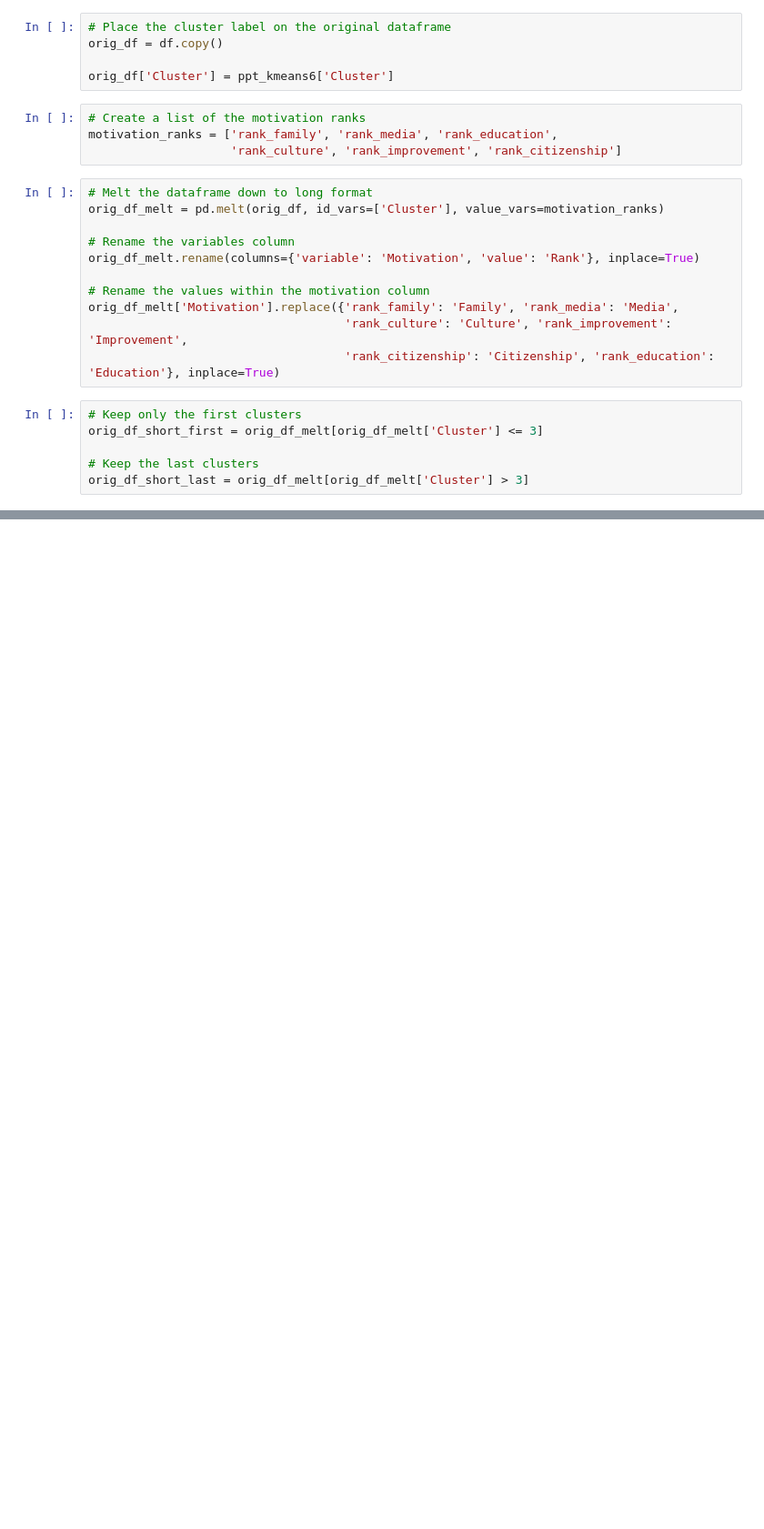
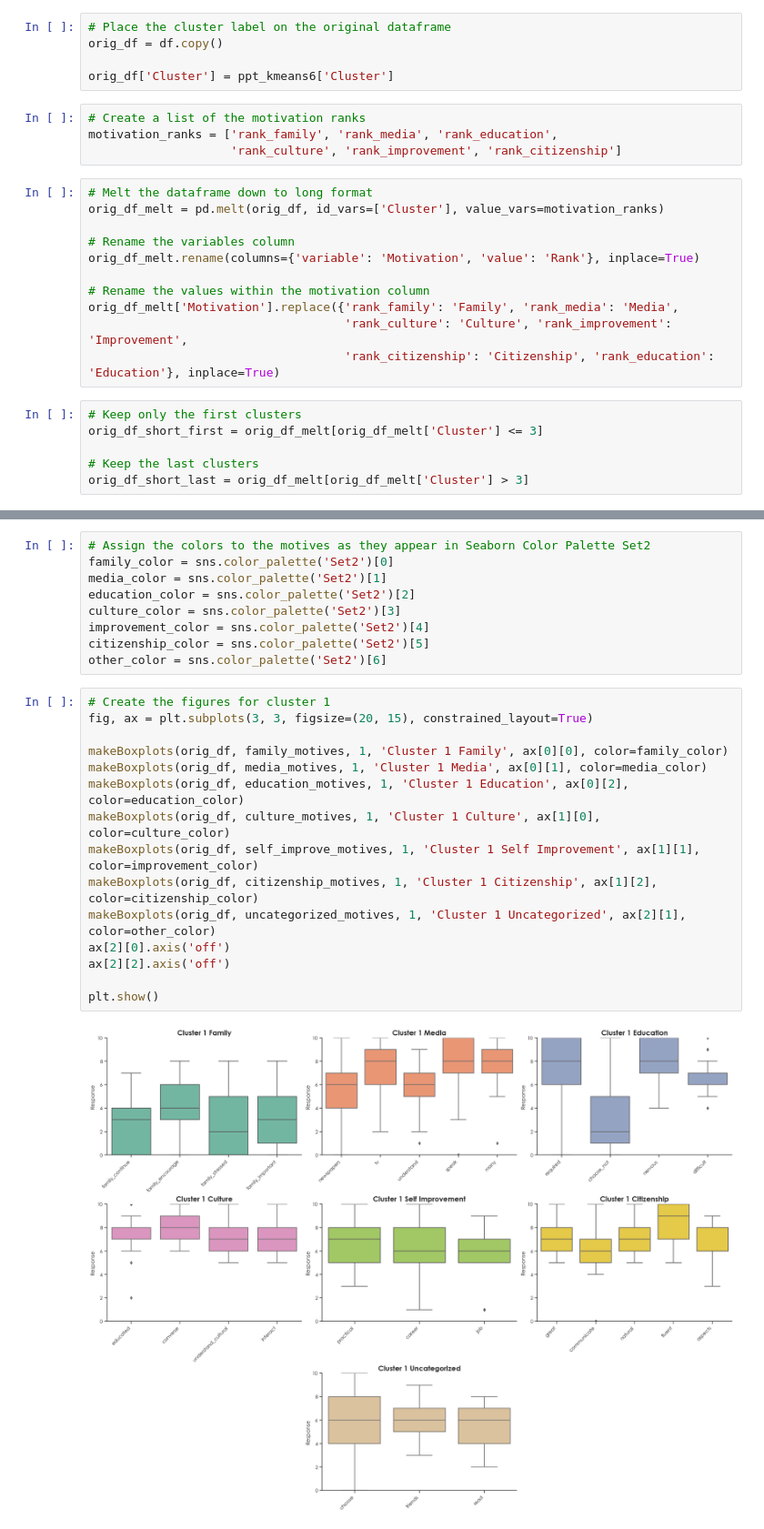
Before and after one commit to ima-quack/COGS164_Language_Motivation, a Jupyter notebook: cogs164_cluster.ipynb, the cells around one changed output, grey strips where cells are left out. Shown at 91% size. Cells and saved outputs as stored; diff of their text form; blank space fills up the shorter version.

```diff
--- a/cogs164_cluster.ipynb
+++ b/cogs164_cluster.ipynb
@@ -346,0 +287,26 @@ plt.show()
+# %%
+# Assign the colors to the motives as they appear in Seaborn Color Palette Set2
+family_color = sns.color_palette('Set2')[0]
+media_color = sns.color_palette('Set2')[1]
+education_color = sns.color_palette('Set2')[2]
+culture_color = sns.color_palette('Set2')[3]
+improvement_color = sns.color_palette('Set2')[4]
+citizenship_color = sns.color_palette('Set2')[5]
+other_color = sns.color_palette('Set2')[6]
+# %%
+# Create the figures for cluster 1
+fig, ax = plt.subplots(3, 3, figsize=(20, 15), constrained_layout=True)
+
+makeBoxplots(orig_df, family_motives, 1, 'Cluster 1 Family', ax[0][0], color=family_color)
+makeBoxplots(orig_df, media_motives, 1, 'Cluster 1 Media', ax[0][1], color=media_color)
+makeBoxplots(orig_df, education_motives, 1, 'Cluster 1 Education', ax[0][2], color=education_color)
+makeBoxplots(orig_df, culture_motives, 1, 'Cluster 1 Culture', ax[1][0], color=culture_color)
+makeBoxplots(orig_df, self_improve_motives, 1, 'Cluster 1 Self Improvement', ax[1][1], color=improvement_color)
+makeBoxplots(orig_df, citizenship_motives, 1, 'Cluster 1 Citizenship', ax[1][2], color=citizenship_color)
+makeBoxplots(orig_df, uncategorized_motives, 1, 'Cluster 1 Uncategorized', ax[2][1], color=other_color)
+ax[2][0].axis('off')
+ax[2][2].axis('off')
+
+plt.show()
+# %% [output]
+[figure, added]
```
Also changed, not shown: parts of 36 cells of this notebook, 5 other files.
